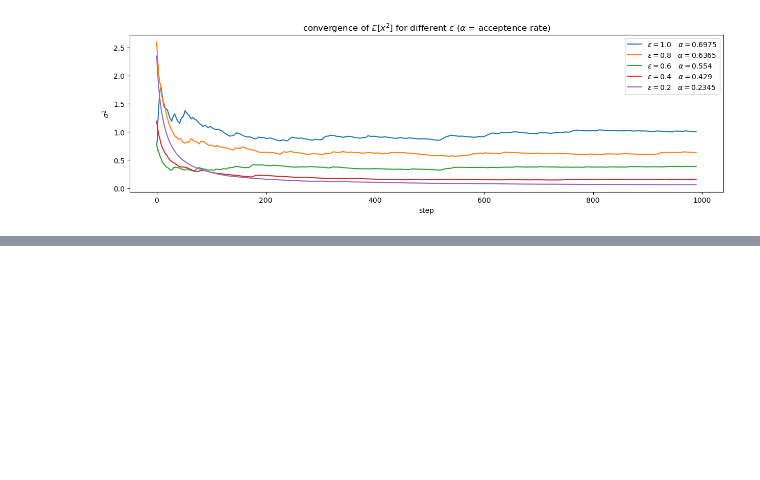
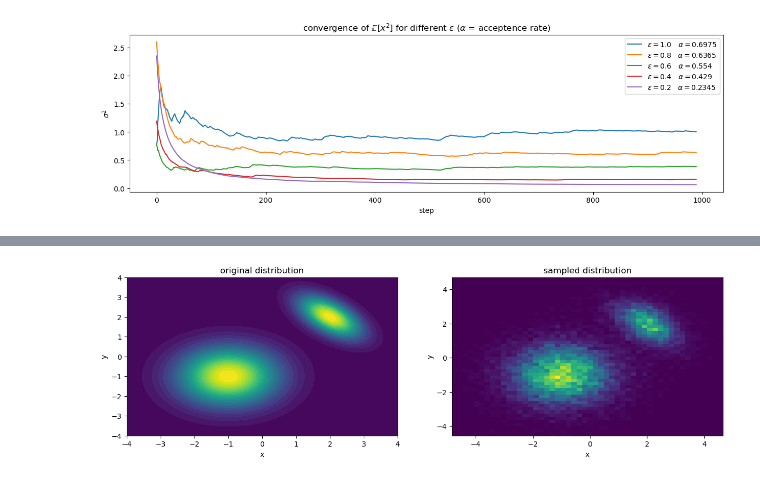
Before and after one commit to dHuberYoumans/CPNStN, a Jupyter notebook: MCMC/MCMC.ipynb, the cells around one changed output, grey strips where cells are left out. Cells and saved outputs as stored; diff of their text form; code cells hidden in the pictures; blank space fills up the shorter version.

```diff
--- a/MCMC/MCMC.ipynb
+++ b/MCMC/MCMC.ipynb
@@ -143,0 +319,34 @@ foo = lambda x: rho(x,3)
+# %%
+C = np.array([[4,2],[2,3]])
+mu1 = np.array([[-1],[-1]])
+mu2 = np.array([[2],[2]])
+
+x = np.linspace(-4,4,10)
+y = np.linspace(-4,4,10)
+
+xx, yy = np.meshgrid(x,y)
+
+X = np.c_[xx.ravel(), yy.ravel()]
+
+f = lambda x: rho2D(x=x,mu=mu1) + rho2D(x=x,C=C,mu=mu2)
+# %%
+xi = 0
+yi = 0
+
+samples, alpha = MCMC2D(xi=0,yi=0,rho=f,N=100_000,burnin=100,k=5)
+# %%
+fig,ax = plt.subplots(ncols=2,nrows=1,figsize=(15,4))
+
+
+ax[0].contourf(xx,yy,data.reshape(xx.shape),levels=30)
+ax[0].set_title('original distribution')
+ax[1].hist2d(x = samples[:,0], y = samples[:,1],bins=50)
+ax[1].set_title('sampled distribution')
+
+
+ax[0].set_xlabel('x')
+ax[0].set_ylabel('y')
+ax[1].set_xlabel('x')
+ax[1].set_ylabel('y');
+# %% [output]
+[figure, added]
```
Also changed, not shown: parts of 16 cells of this notebook.
